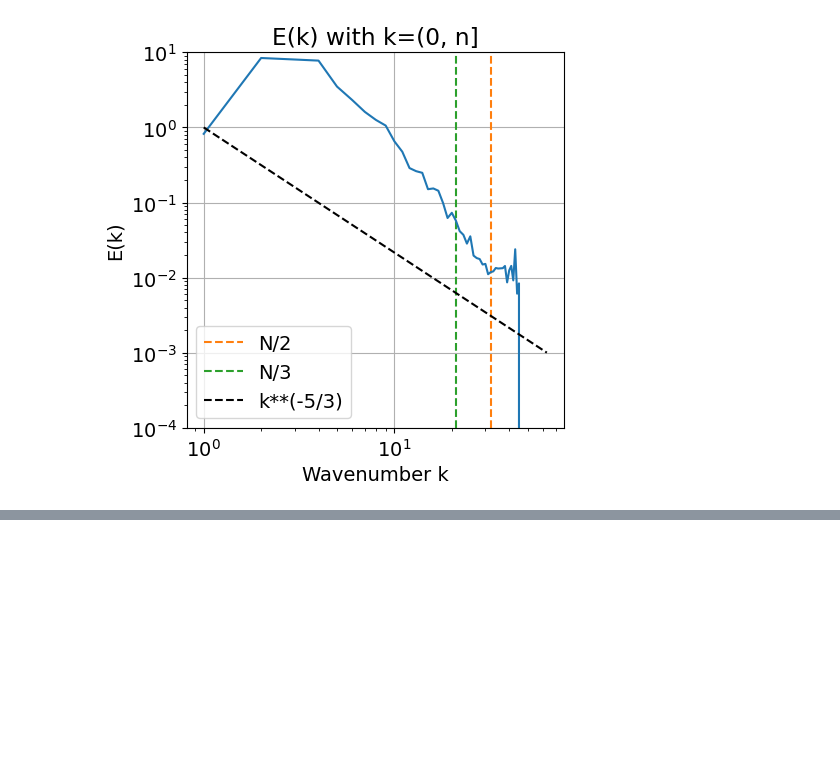
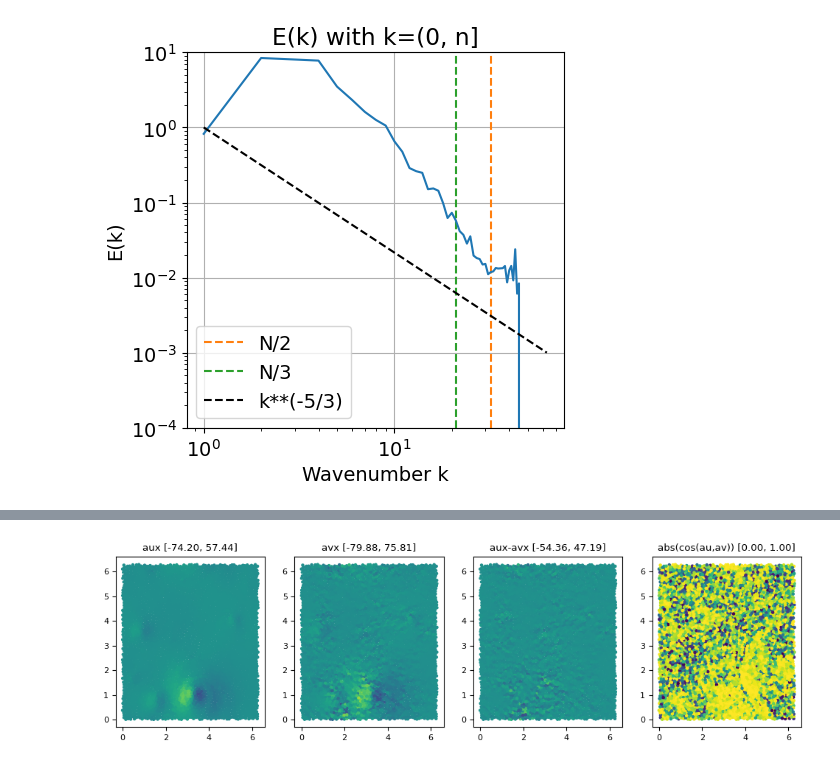
Before and after one commit to tumaer/ql-les-data, a Jupyter notebook: notebooks/trajs.ipynb, the cells around one changed output, grey strips where cells are left out. Drawn from its saved outputs; the diff is of its cells as text; code cells hidden in the pictures; blank space fills up the shorter version.

```diff
--- a/notebooks/trajs.ipynb
+++ b/notebooks/trajs.ipynb
@@ -225,0 +333,13 @@ plot_e_k(u_grid, 0, dim=dim)
+# %%
+for step in [1500]:
+    fig, axs = plt.subplots(1, 4, figsize=(12, 3))
+    u, v, uv, cos = au[step], av[step], au[step] - av[step], abs(cosine_as)[step]
+    axs[0].scatter(positions_full[step,:, 0], positions_full[step,:, 1], c=u[:,0], s=5, vmin=-100, vmax=100)
+    axs[1].scatter(positions_full[step,:, 0], positions_full[step,:, 1], c=v[:,0], s=5, vmin=-100, vmax=100)
+    axs[2].scatter(positions_full[step,:, 0], positions_full[step,:, 1], c=uv[:,0], s=5, vmin=-100, vmax=100)
+    axs[3].scatter(positions_full[step,:, 0], positions_full[step,:, 1], c=cos, s=5, vmin=0, vmax=1)
+    for ax, vals, label in zip(axs, [u, v, uv, cos], ["aux", "avx", "aux-avx", "abs(cos(au,av))"]):
+        ax.set_title(f"{label} [{vals.min():.2f}, {vals.max():.2f}]")
+    plt.show()
+# %% [output]
+[figure, added]
```
Also changed, not shown: parts of 11 cells of this notebook, 5 other files.
